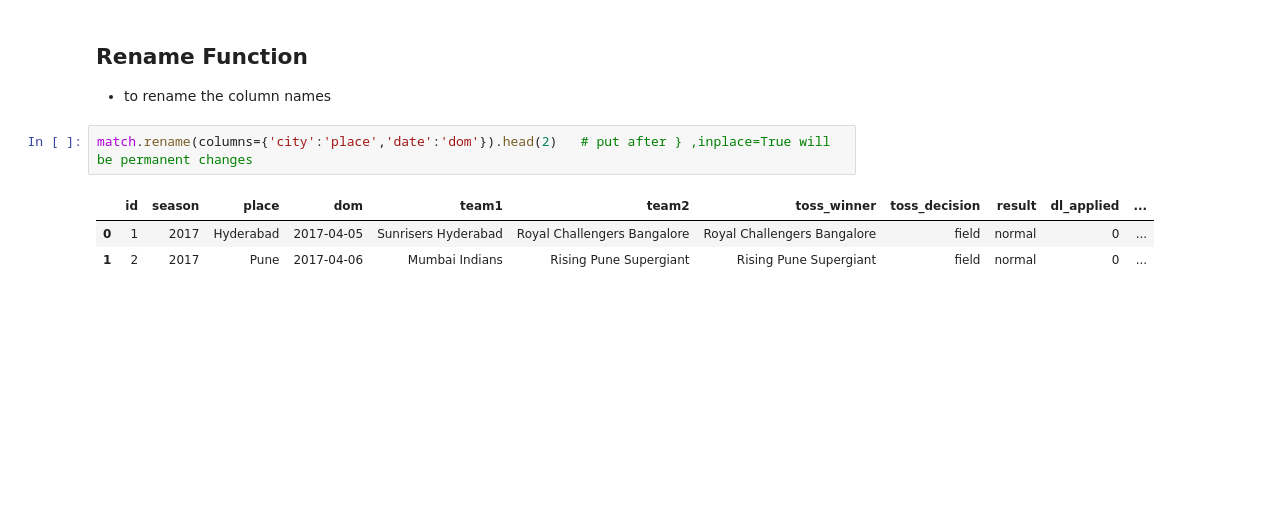
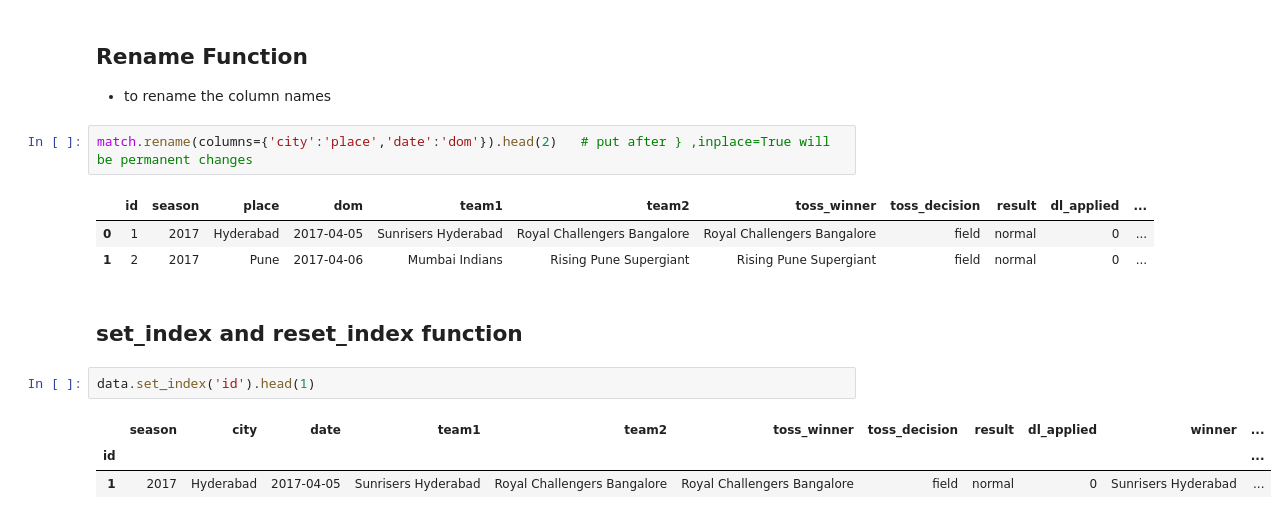
Before and after one commit to BilalWazir033/Ai-Lab, a Jupyter notebook: Ai Course by CampusX/Pandas/Pandas.ipynb, the cells around one changed output. Drawn from its saved outputs; the diff is of its cells as text; blank space fills up the shorter version.

```diff
--- a/Ai Course by CampusX/Pandas/Pandas.ipynb
+++ b/Ai Course by CampusX/Pandas/Pandas.ipynb
@@ -553,3 +553,11 @@ match.rename(columns={'city':'place','date':'dom'}).head(2)   # put after } ,inp
 |  | id | season | place | dom | team1 | team2 | toss_winner | toss_decision | result | dl_applied | ... |
 | 0 | 1 | 2017 | Hyderabad | 2017-04-05 | Sunrisers Hyderabad | Royal Challengers Bangalore | Royal Challengers Bangalore | field | normal | 0 | ... |
 | 1 | 2 | 2017 | Pune | 2017-04-06 | Mumbai Indians | Rising Pune Supergiant | Rising Pune Supergiant | field | normal | 0 | ... |
+# %% [markdown]
+## set_index and reset_index function
+# %%
+data.set_index('id').head(1)
+# %% [output]
+|  | season | city | date | team1 | team2 | toss_winner | toss_decision | result | dl_applied | winner | ... |
+| id |  |  |  |  |  |  |  |  |  |  | ... |
+| 1 | 2017 | Hyderabad | 2017-04-05 | Sunrisers Hyderabad | Royal Challengers Bangalore | Royal Challengers Bangalore | field | normal | 0 | Sunrisers Hyderabad | ... |
```
Also changed, not shown: parts of 1 cell of this notebook.
